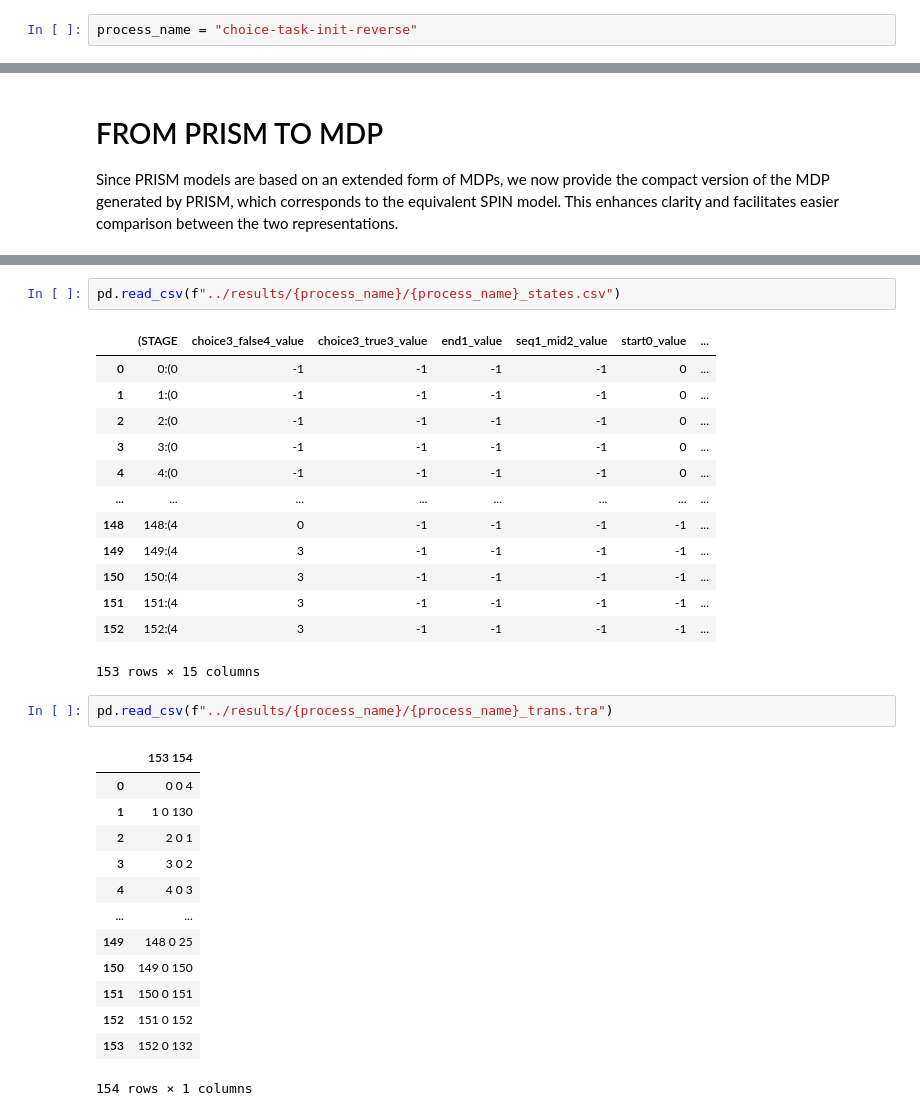
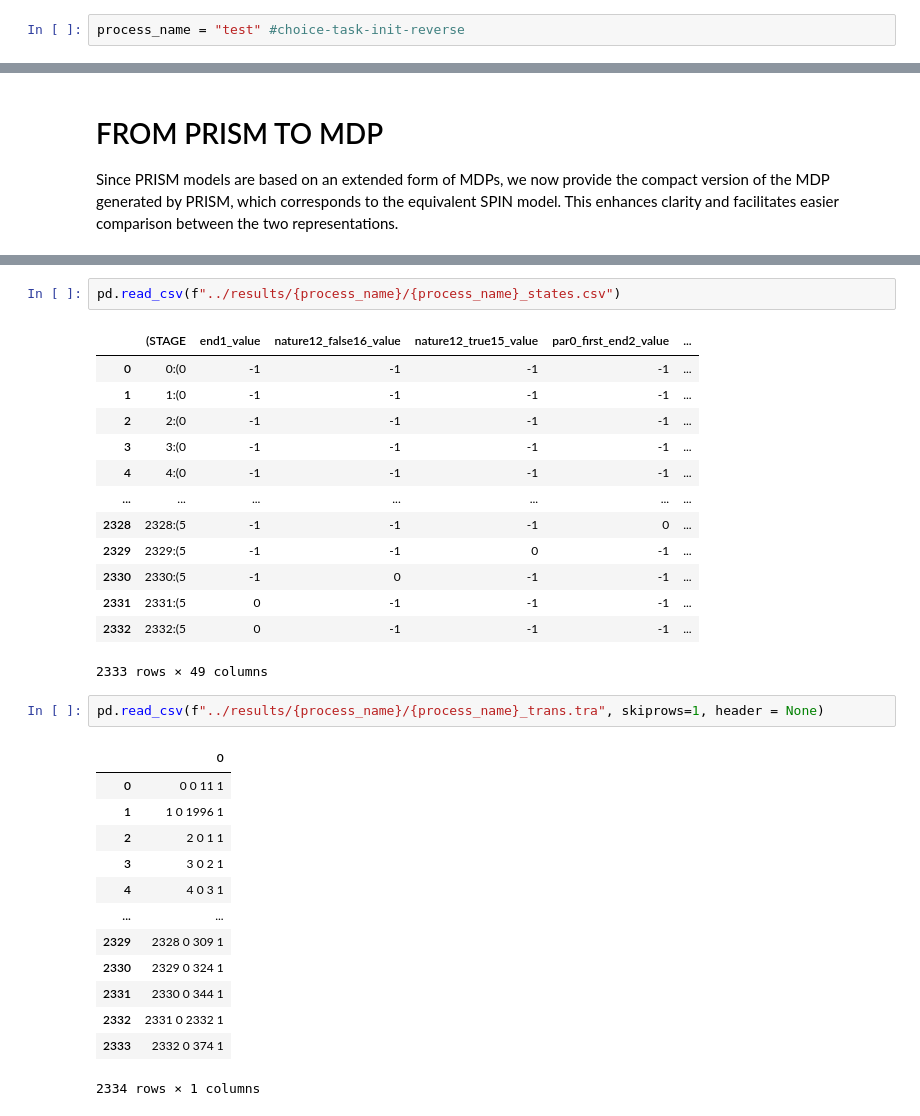
Before and after one commit to PietroSala/cpi-to-prism-loops, a Jupyter notebook: spin_direct/test.ipynb, the cells around one changed output, grey strips where cells are left out. Cells and saved outputs as stored; diff of their text form.

```diff
--- a/spin_direct/test.ipynb
+++ b/spin_direct/test.ipynb
@@ -7,7 +7,7 @@ from cpitospin import analyze_cpi_structure, CPIToSPINConverter
 # Choose the test
 All the test available are in folder 'CPIs'
 # %%
-process_name = "choice-task-init-reverse"
+process_name = "test" #choice-task-init-reverse
 # %% [markdown]
 ## Load File
 # %%
@@ -365,32 +430,32 @@ len >>>>> 13
 # %%
 pd.read_csv(f"../results/{process_name}/{process_name}_states.csv")
 # %% [output]
-|  | (STAGE | choice3_false4_value | choice3_true3_value | end1_value | seq1_mid2_value | start0_value | ... |
-| 0 | 0:(0 | -1 | -1 | -1 | -1 | 0 | ... |
-| 1 | 1:(0 | -1 | -1 | -1 | -1 | 0 | ... |
-| 2 | 2:(0 | -1 | -1 | -1 | -1 | 0 | ... |
-| 3 | 3:(0 | -1 | -1 | -1 | -1 | 0 | ... |
-| 4 | 4:(0 | -1 | -1 | -1 | -1 | 0 | ... |
-| ... | ... | ... | ... | ... | ... | ... | ... |
-| 148 | 148:(4 | 0 | -1 | -1 | -1 | -1 | ... |
-| 149 | 149:(4 | 3 | -1 | -1 | -1 | -1 | ... |
-| 150 | 150:(4 | 3 | -1 | -1 | -1 | -1 | ... |
-| 151 | 151:(4 | 3 | -1 | -1 | -1 | -1 | ... |
-| 152 | 152:(4 | 3 | -1 | -1 | -1 | -1 | ... |
+|  | (STAGE | end1_value | nature12_false16_value | nature12_true15_value | par0_first_end2_value | ... |
+| 0 | 0:(0 | -1 | -1 | -1 | -1 | ... |
+| 1 | 1:(0 | -1 | -1 | -1 | -1 | ... |
+| 2 | 2:(0 | -1 | -1 | -1 | -1 | ... |
+| 3 | 3:(0 | -1 | -1 | -1 | -1 | ... |
+| 4 | 4:(0 | -1 | -1 | -1 | -1 | ... |
+| ... | ... | ... | ... | ... | ... | ... |
+| 2328 | 2328:(5 | -1 | -1 | -1 | 0 | ... |
+| 2329 | 2329:(5 | -1 | -1 | 0 | -1 | ... |
+| 2330 | 2330:(5 | -1 | 0 | -1 | -1 | ... |
+| 2331 | 2331:(5 | 0 | -1 | -1 | -1 | ... |
+| 2332 | 2332:(5 | 0 | -1 | -1 | -1 | ... |
-153 rows × 15 columns
+2333 rows × 49 columns
 # %%
-pd.read_csv(f"../results/{process_name}/{process_name}_trans.tra")
+pd.read_csv(f"../results/{process_name}/{process_name}_trans.tra", skiprows=1, header = None)
 # %% [output]
-|  | 153 154 |
-| 0 | 0 0 4 |
-| 1 | 1 0 130 |
-| 2 | 2 0 1 |
-| 3 | 3 0 2 |
-| 4 | 4 0 3 |
+|  | 0 |
+| 0 | 0 0 11 1 |
+| 1 | 1 0 1996 1 |
+| 2 | 2 0 1 1 |
+| 3 | 3 0 2 1 |
+| 4 | 4 0 3 1 |
 | ... | ... |
-| 149 | 148 0 25 |
-| 150 | 149 0 150 |
-| 151 | 150 0 151 |
-| 152 | 151 0 152 |
-| 153 | 152 0 132 |
+| 2329 | 2328 0 309 1 |
+| 2330 | 2329 0 324 1 |
+| 2331 | 2330 0 344 1 |
+| 2332 | 2331 0 2332 1 |
+| 2333 | 2332 0 374 1 |
-154 rows × 1 columns
+2334 rows × 1 columns
```
Also changed, not shown: parts of 6 cells of this notebook.
